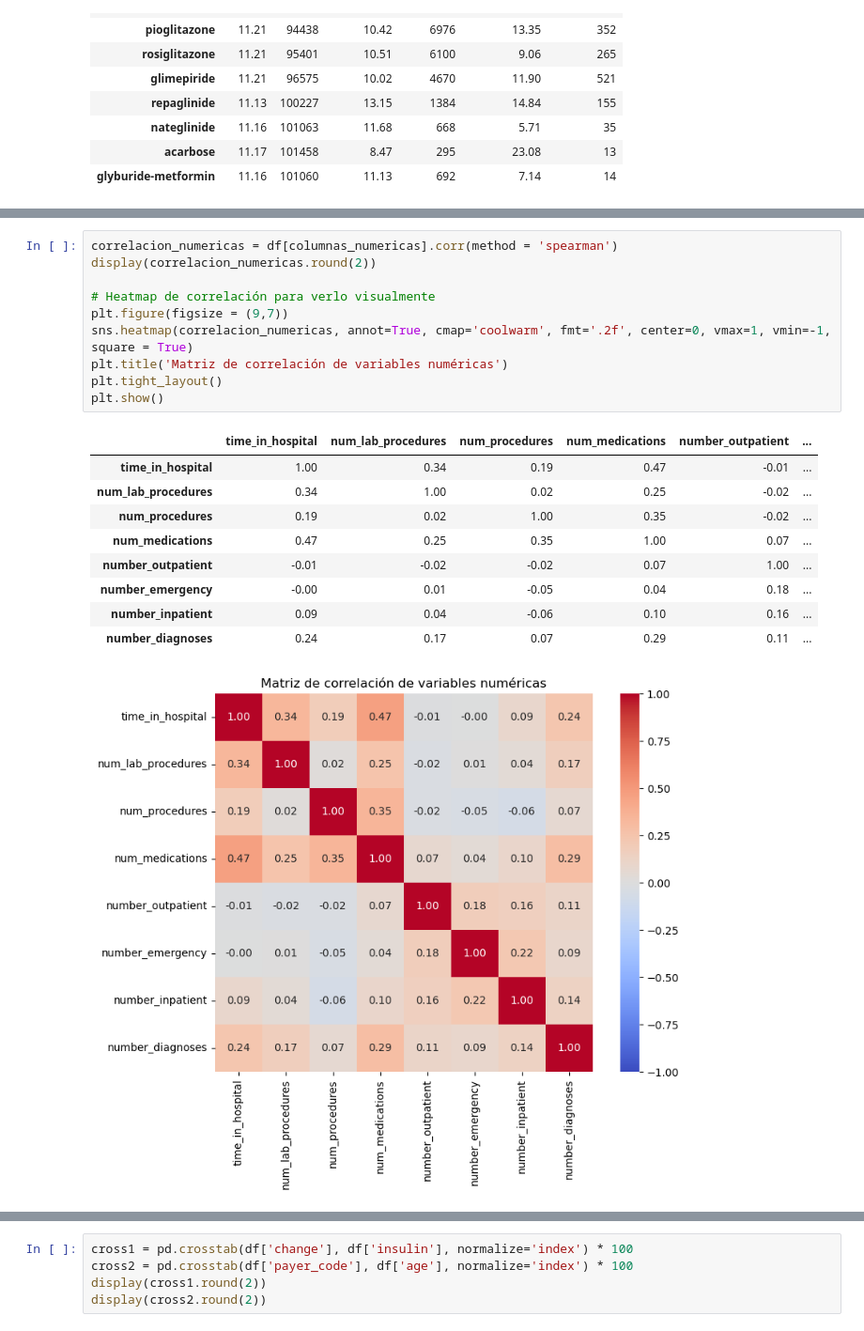
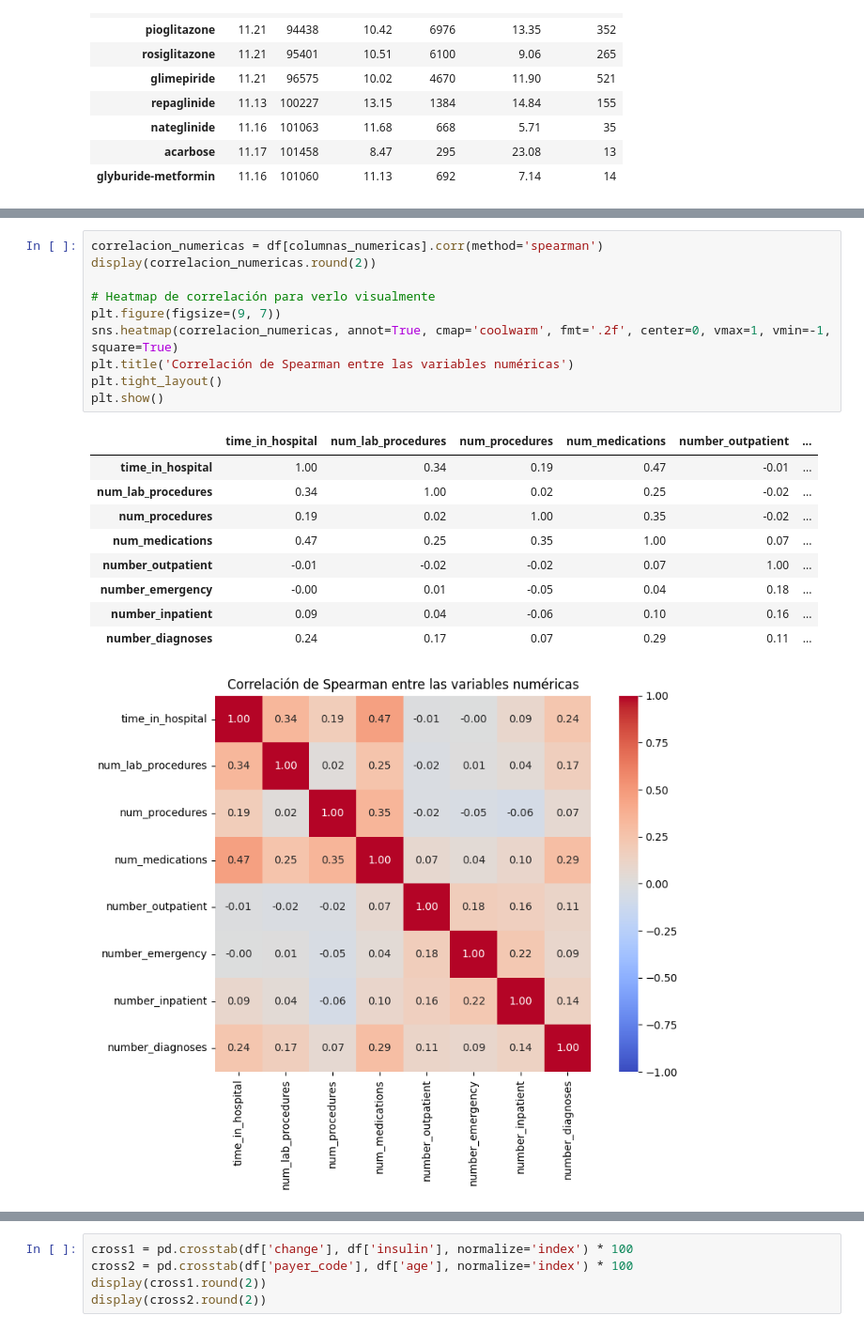
Before and after one commit to diieeguiitooo/readmision_diabetes_eda, a Jupyter notebook: notebooks/03_EDA.ipynb, the cells around one changed output, grey strips where cells are left out. Shown at 94% size. Saved outputs shown, nothing was run; the diff lists cells and outputs as text.

```diff
--- a/notebooks/03_EDA.ipynb
+++ b/notebooks/03_EDA.ipynb
@@ -1708,26 +1680,26 @@ Lo que se busca en el mapa: pares con correlación alta (por encima de 0,7 serí
 entre 0,5 y 0,7, algo que vigilar), y en particular si las tres variables de historial —`outpatient`,
 `emergency`, `inpatient`— son tres cosas distintas o una sola.
 # %%
-correlacion_numericas = df[columnas_numericas].corr(method = 'spearman')
+correlacion_numericas = df[columnas_numericas].corr(method='spearman')
 display(correlacion_numericas.round(2))
 
 # Heatmap de correlación para verlo visualmente
-plt.figure(figsize = (9,7))
-sns.heatmap(correlacion_numericas, annot=True, cmap='coolwarm', fmt='.2f', center=0, vmax=1, vmin=-1, square = True)
-plt.title('Matriz de correlación de variables numéricas')
+plt.figure(figsize=(9, 7))
+sns.heatmap(correlacion_numericas, annot=True, cmap='coolwarm', fmt='.2f', center=0, vmax=1, vmin=-1, square=True)
+plt.title('Correlación de Spearman entre las variables numéricas')
 plt.tight_layout()
 plt.show()
 # %% [output]
 |  | time_in_hospital | num_lab_procedures | num_procedures | num_medications | number_outpatient | ... |
 | time_in_hospital | 1.00 | 0.34 | 0.19 | 0.47 | -0.01 | ... |
 | num_lab_procedures | 0.34 | 1.00 | 0.02 | 0.25 | -0.02 | ... |
 | num_procedures | 0.19 | 0.02 | 1.00 | 0.35 | -0.02 | ... |
 | num_medications | 0.47 | 0.25 | 0.35 | 1.00 | 0.07 | ... |
 | number_outpatient | -0.01 | -0.02 | -0.02 | 0.07 | 1.00 | ... |
 | number_emergency | -0.00 | 0.01 | -0.05 | 0.04 | 0.18 | ... |
 | number_inpatient | 0.09 | 0.04 | -0.06 | 0.10 | 0.16 | ... |
 | number_diagnoses | 0.24 | 0.17 | 0.07 | 0.29 | 0.11 | ... |
-[figure, old version]
+[figure, new version]
 # %% [markdown]
 #### Interpretación: no hay redundancia entre las numéricas
 
```
Also changed, not shown: parts of 38 cells of this notebook.
